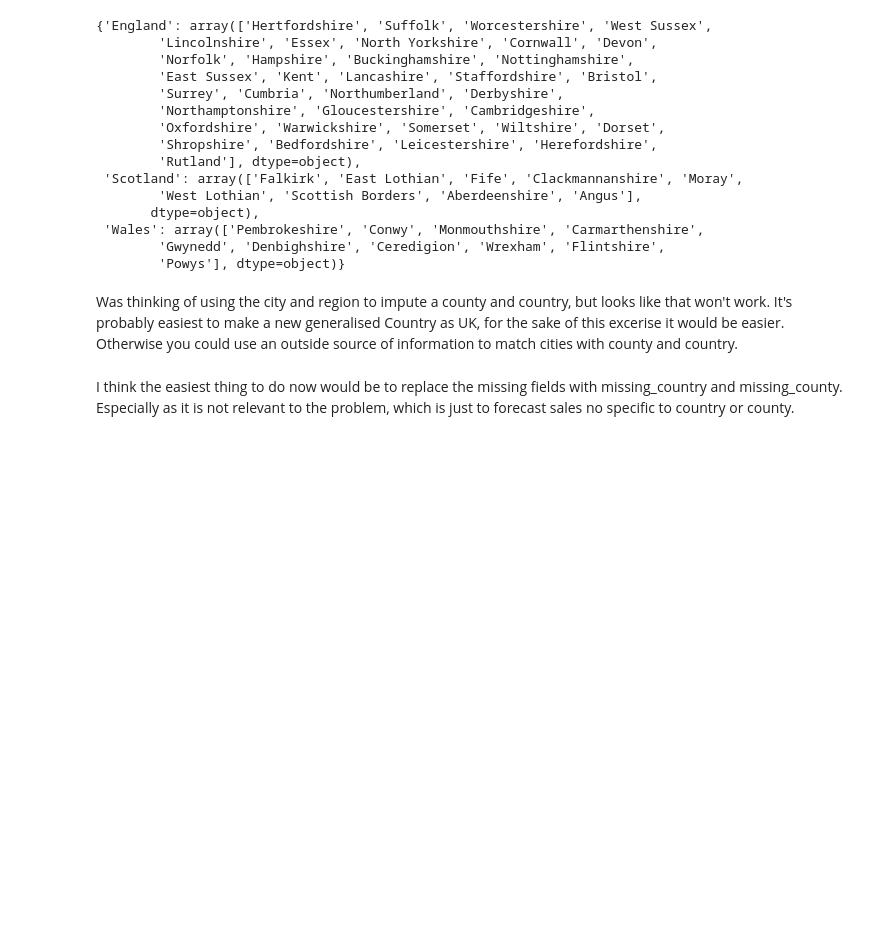
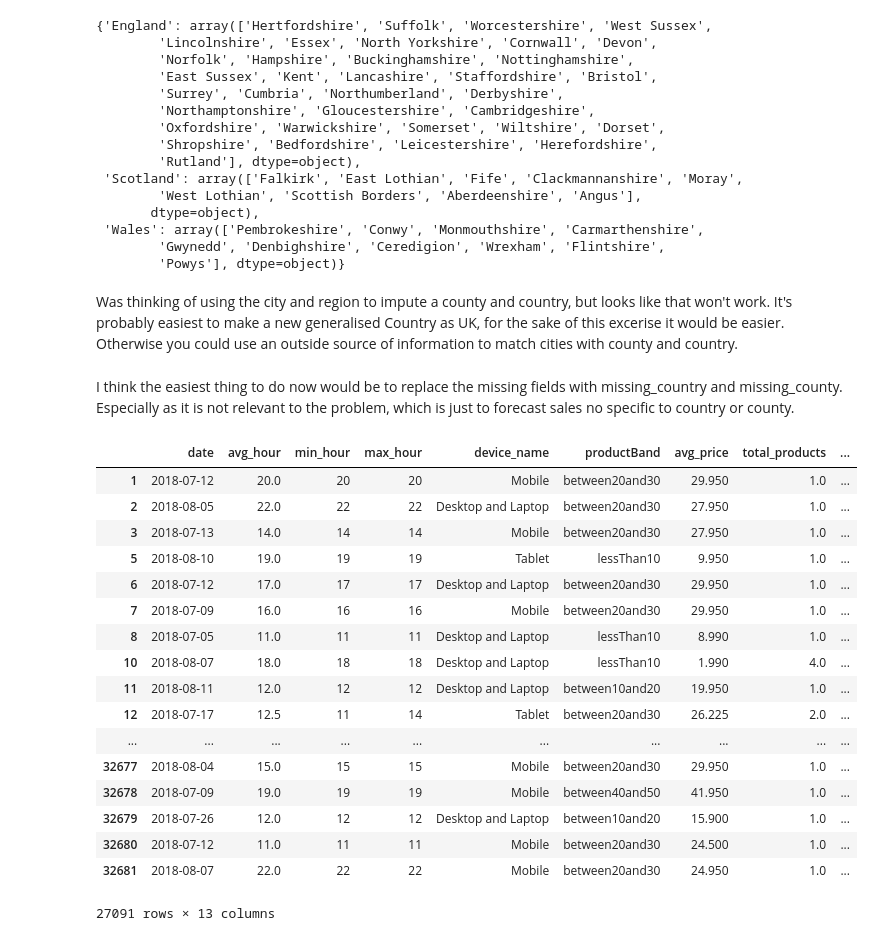
Before and after one commit to JoekingCooper/btakehometask, a Jupyter notebook: notebooks/Imputing_Nans.ipynb, the cells around one changed output. Drawn from its saved outputs; the diff is of its cells as text; code cells hidden in the pictures; blank space fills up the shorter version.

```diff
--- a/notebooks/Imputing_Nans.ipynb
+++ b/notebooks/Imputing_Nans.ipynb
@@ -77,0 +83,27 @@ I think the easiest thing to do now would be to replace the missing fields with
+# %%
+df_e=df
+# %%
+df_e['Country']=df['Country'].apply(lambda x: x if pd.notnull(x)==True else 'missing_country')
+# %%
+df_e['County']=df['County'].apply(lambda x: x if pd.notnull(x)==True else 'missing_county')
+# %%
+df_e
+# %% [output]
+|  | date | avg_hour | min_hour | max_hour | device_name | productBand | avg_price | total_products | ... |
+| 1 | 2018-07-12 | 20.0 | 20 | 20 | Mobile | between20and30 | 29.950 | 1.0 | ... |
+| 2 | 2018-08-05 | 22.0 | 22 | 22 | Desktop and Laptop | between20and30 | 27.950 | 1.0 | ... |
+| 3 | 2018-07-13 | 14.0 | 14 | 14 | Mobile | between20and30 | 27.950 | 1.0 | ... |
+| 5 | 2018-08-10 | 19.0 | 19 | 19 | Tablet | lessThan10 | 9.950 | 1.0 | ... |
+| 6 | 2018-07-12 | 17.0 | 17 | 17 | Desktop and Laptop | between20and30 | 29.950 | 1.0 | ... |
+| 7 | 2018-07-09 | 16.0 | 16 | 16 | Mobile | between20and30 | 29.950 | 1.0 | ... |
+| 8 | 2018-07-05 | 11.0 | 11 | 11 | Desktop and Laptop | lessThan10 | 8.990 | 1.0 | ... |
+| 10 | 2018-08-07 | 18.0 | 18 | 18 | Desktop and Laptop | lessThan10 | 1.990 | 4.0 | ... |
+| 11 | 2018-08-11 | 12.0 | 12 | 12 | Desktop and Laptop | between10and20 | 19.950 | 1.0 | ... |
+| 12 | 2018-07-17 | 12.5 | 11 | 14 | Tablet | between20and30 | 26.225 | 2.0 | ... |
+| ... | ... | ... | ... | ... | ... | ... | ... | ... | ... |
+| 32677 | 2018-08-04 | 15.0 | 15 | 15 | Mobile | between20and30 | 29.950 | 1.0 | ... |
+| 32678 | 2018-07-09 | 19.0 | 19 | 19 | Mobile | between40and50 | 41.950 | 1.0 | ... |
+| 32679 | 2018-07-26 | 12.0 | 12 | 12 | Desktop and Laptop | between10and20 | 15.900 | 1.0 | ... |
+| 32680 | 2018-07-12 | 11.0 | 11 | 11 | Mobile | between20and30 | 24.500 | 1.0 | ... |
+| 32681 | 2018-08-07 | 22.0 | 22 | 22 | Mobile | between20and30 | 24.950 | 1.0 | ... |
+27091 rows × 13 columns
```
Also changed, not shown: parts of 2 cells of this notebook, 1 other file.
